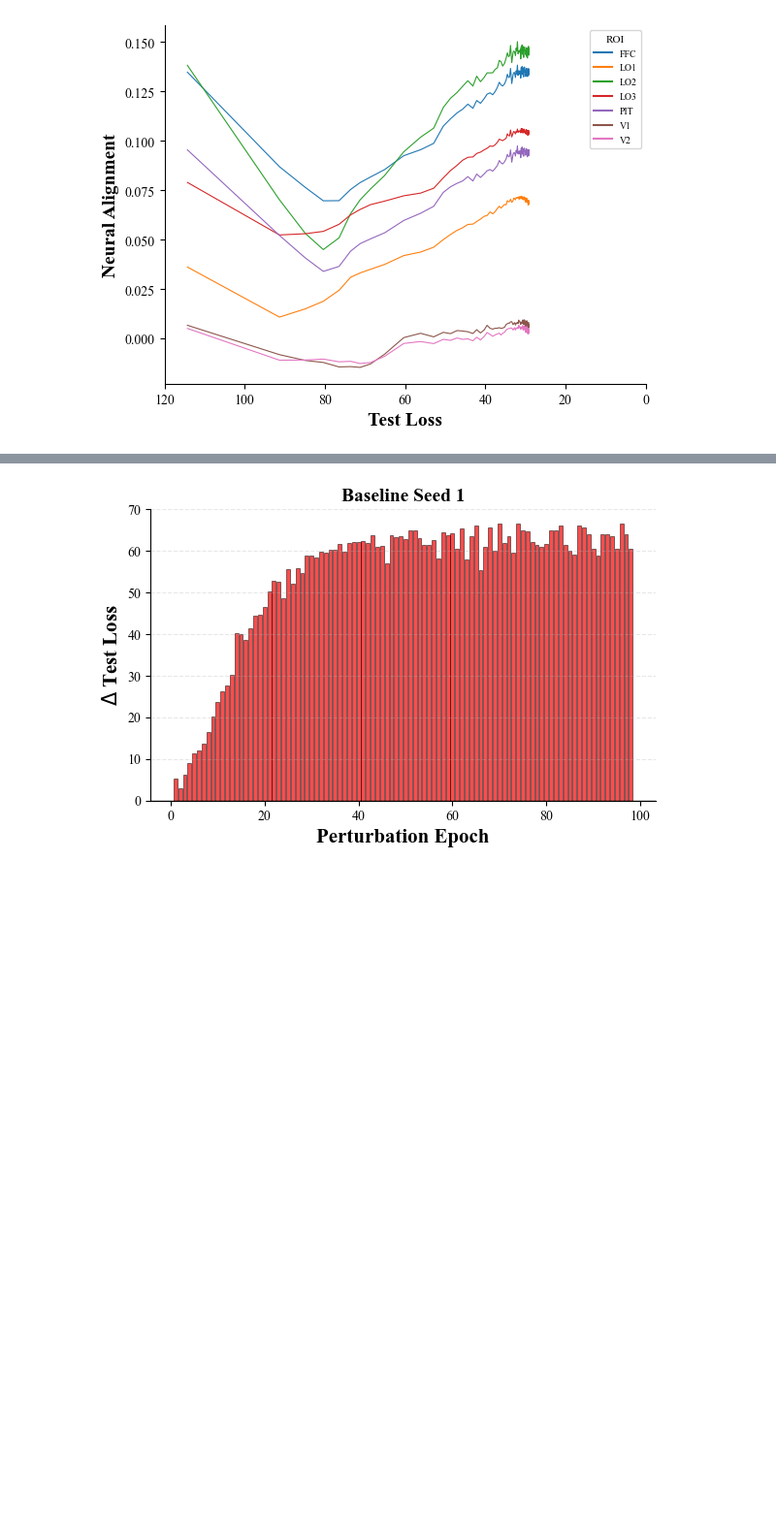
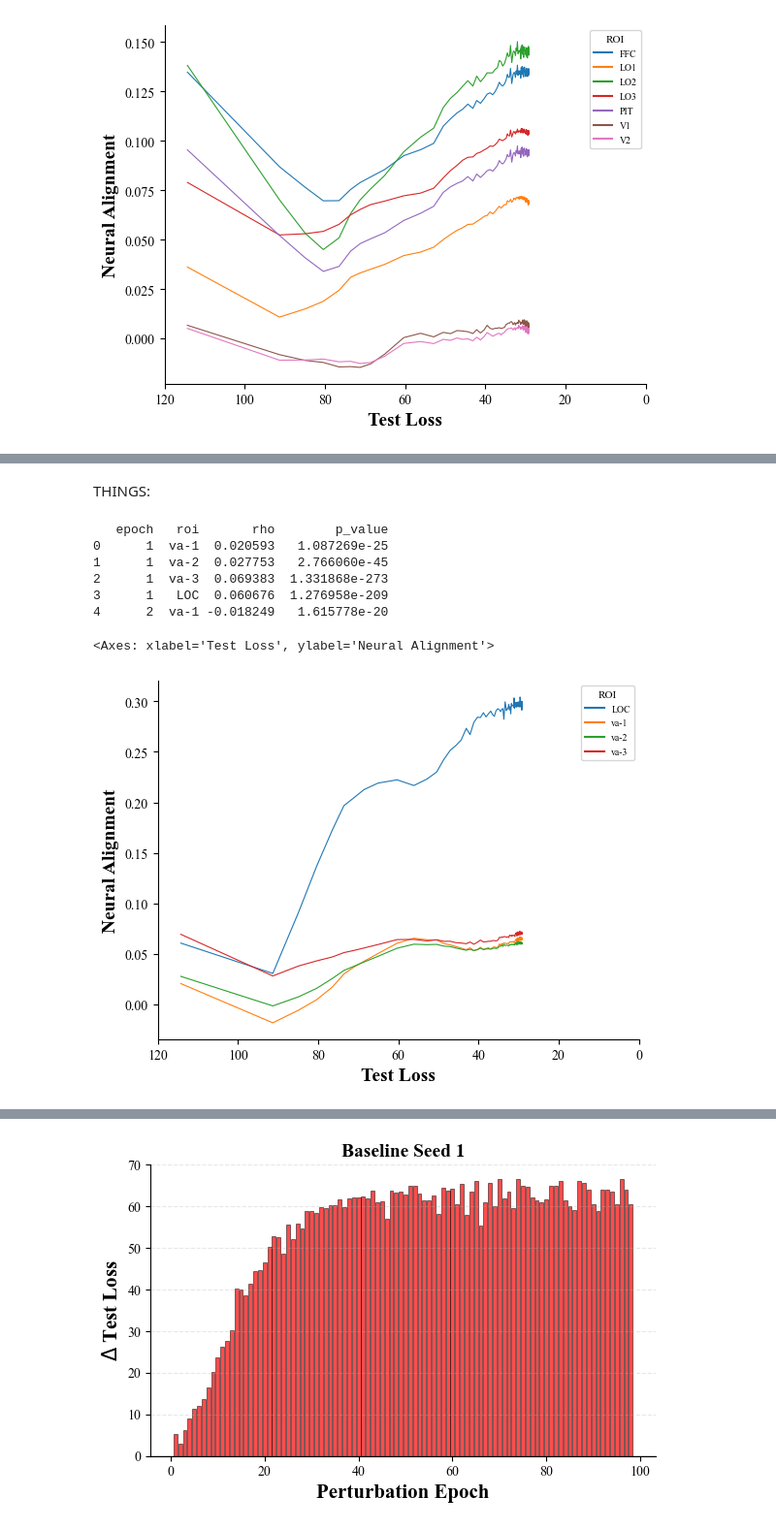
Before and after one commit to marrenj/cvpr_perturbations, a Jupyter notebook: notebooks/analysis_training_results.ipynb, the cells around one changed output, grey strips where cells are left out. Shown at 97% size. Drawn from its saved outputs; the diff is of its cells as text; code cells hidden in the pictures; blank space fills up the shorter version.

```diff
--- a/notebooks/analysis_training_results.ipynb
+++ b/notebooks/analysis_training_results.ipynb
@@ -26,19 +26,19 @@ This contains the training loss, test loss, behavioral alignment, and p-value at
 Read in seeds 1, 2, and 3 baseline training data.
 # %%
 baseline_seed1_ba_results = load_training_results(
-    Path("../data/training_results/training_res_seed1.csv"),
+    Path("../data/training_results/baseline/training_res_seed1.csv"),
     truncate_at_min_test_loss=True,
 )
 
 
 baseline_seed2_ba_results = load_training_results(
-    Path("../data/training_results/training_res_seed2.csv"),
+    Path("../data/training_results/baseline/training_res_seed2.csv"),
     truncate_at_min_test_loss=True,
 )
 
 
 baseline_seed3_ba_results = load_training_results(
-    Path("../data/training_results/training_res_seed3.csv"),
+    Path("../data/training_results/baseline/training_res_seed3.csv"),
     truncate_at_min_test_loss=True,
 )
 # %% [markdown]
@@ -180,0 +106,15 @@ plt.show()
+# %% [markdown]
+THINGS:
+# %%
+baseline_seed1_things_na_results = pd.read_csv('../data/brain_rsa_results/baseline/things/things_baseline_seed1_brain_rsa_results.csv')
+print(baseline_seed1_things_na_results.head())
+baseline_seed2_things_na_results = pd.read_csv('../data/brain_rsa_results/baseline/things/things_baseline_seed2_brain_rsa_results.csv')
+
+baseline_seed3_things_na_results = pd.read_csv('../data/brain_rsa_results/baseline/things/things_baseline_seed3_brain_rsa_results.csv')
+# %% [output]
+   epoch   roi       rho        p_value
+0      1  va-1  0.020593   1.087269e-25
+1      1  va-2  0.027753   2.766060e-45
+2      1  va-3  0.069383  1.331868e-273
+3      1   LOC  0.060676  1.276958e-209
+4      2  va-1 -0.018249   1.615778e-20
@@ -181,3 +127,8 @@ plt.show()
+# %%
+plot_neural_alignment_vs_loss(baseline_seed1_things_df)
+# %% [output]
+<Axes: xlabel='Test Loss', ylabel='Neural Alignment'>
+[figure, added]
 # %%
 # Create two subplots: left for behavioral alignment, right for neural alignment
 
```
Also changed, not shown: parts of 15 cells of this notebook, 27 other files.
